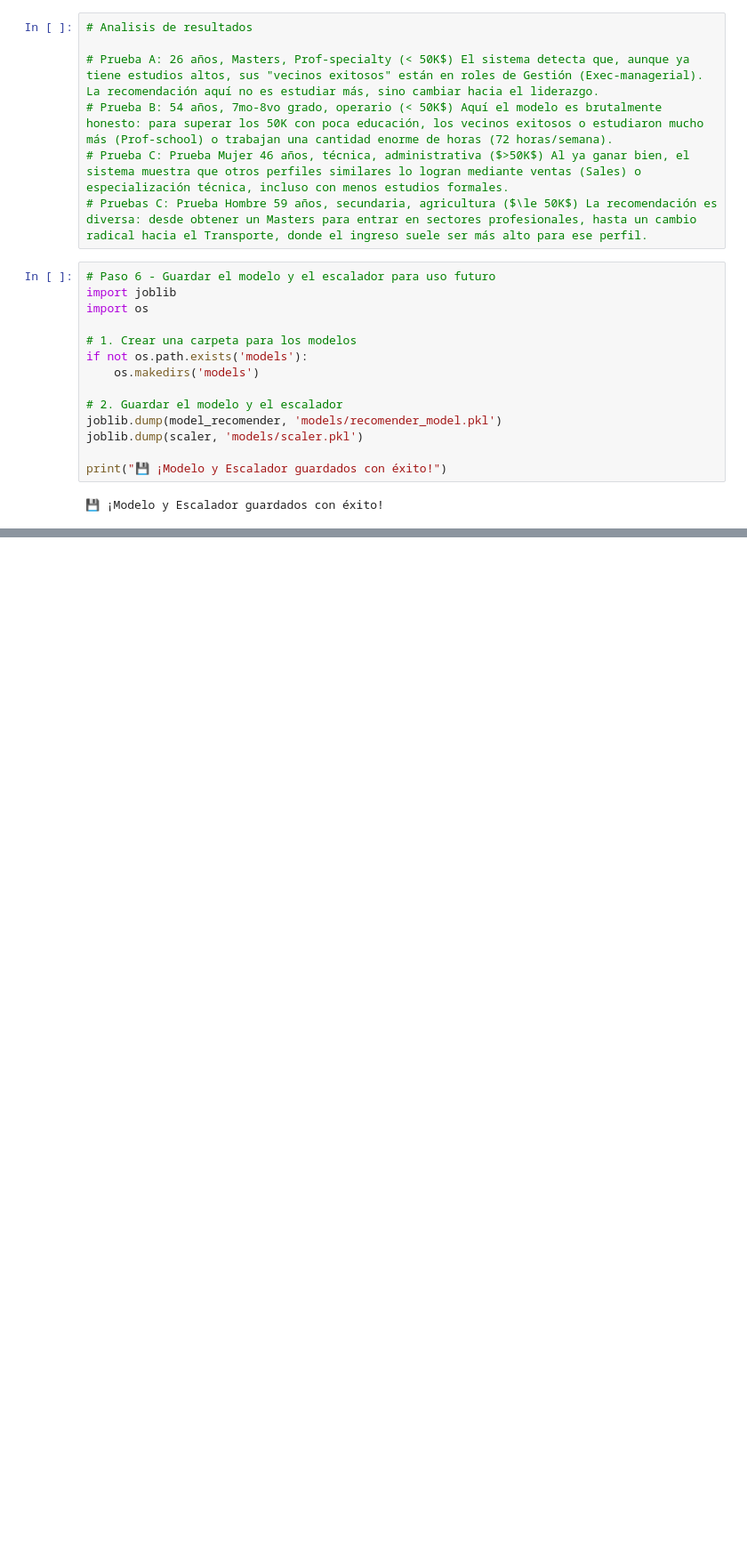
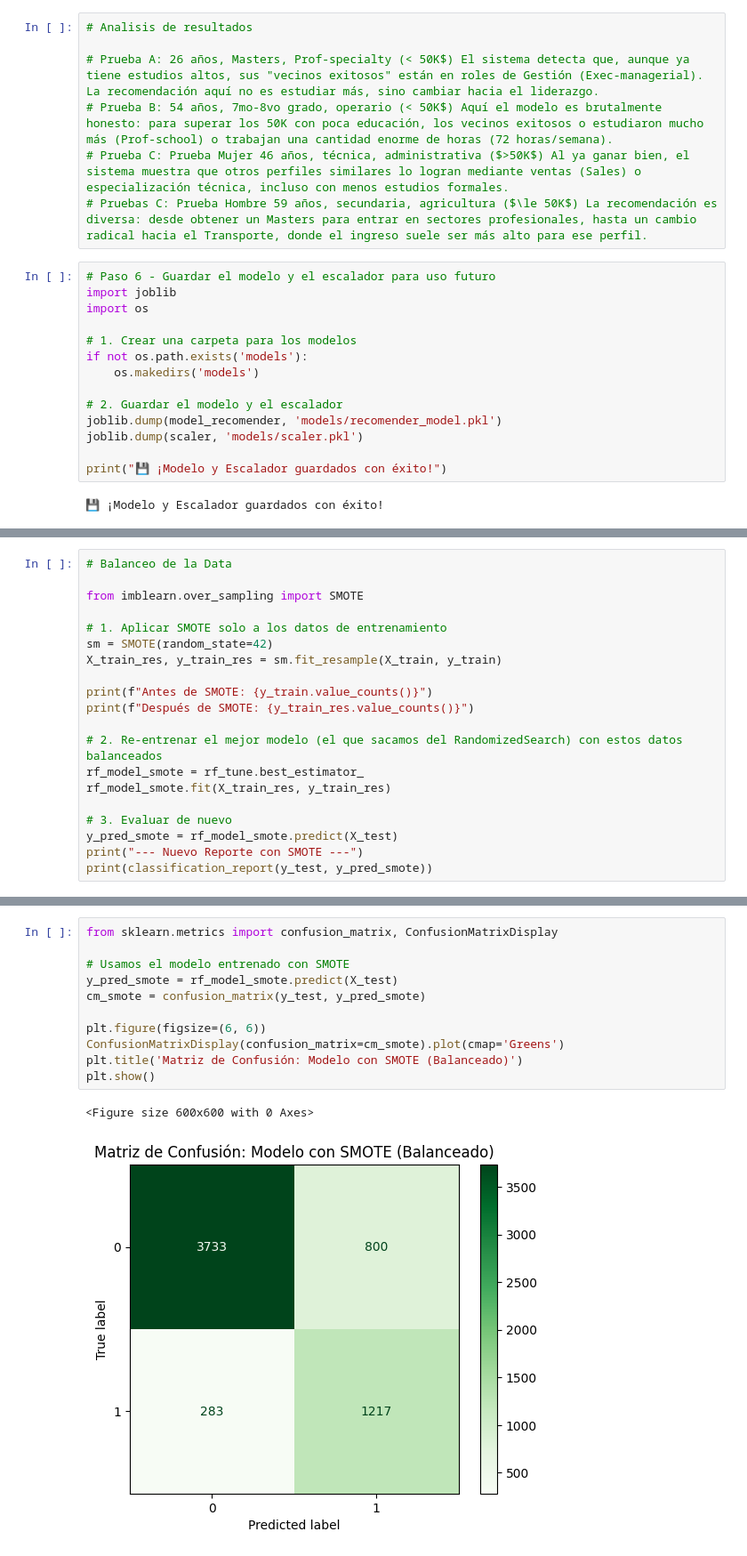
Before and after one commit to paolatorresr90-create/Sistemas-de-Recomendaci-n-, a Jupyter notebook: src/explore.ipynb, the cells around one changed output, grey strips where cells are left out. Shown at 89% size. Saved outputs shown, nothing was run; the diff lists cells and outputs as text; blank space fills up the shorter version.

```diff
--- a/src/explore.ipynb
+++ b/src/explore.ipynb
@@ -252,0 +393,20 @@ print("💾 ¡Modelo y Escalador guardados con éxito!")
+# %%
+# Balanceo de la Data
+
+from imblearn.over_sampling import SMOTE
+
+# 1. Aplicar SMOTE solo a los datos de entrenamiento
+sm = SMOTE(random_state=42)
+X_train_res, y_train_res = sm.fit_resample(X_train, y_train)
+
+print(f"Antes de SMOTE: {y_train.value_counts()}")
+print(f"Después de SMOTE: {y_train_res.value_counts()}")
+
+# 2. Re-entrenar el mejor modelo (el que sacamos del RandomizedSearch) con estos datos balanceados
+rf_model_smote = rf_tune.best_estimator_
+rf_model_smote.fit(X_train_res, y_train_res)
+
+# 3. Evaluar de nuevo
+y_pred_smote = rf_model_smote.predict(X_test)
+print("--- Nuevo Reporte con SMOTE ---")
+print(classification_report(y_test, y_pred_smote))
@@ -252,0 +431,14 @@ print("💾 ¡Modelo y Escalador guardados con éxito!")
+# %%
+from sklearn.metrics import confusion_matrix, ConfusionMatrixDisplay
+
+# Usamos el modelo entrenado con SMOTE
+y_pred_smote = rf_model_smote.predict(X_test)
+cm_smote = confusion_matrix(y_test, y_pred_smote)
+
+plt.figure(figsize=(6, 6))
+ConfusionMatrixDisplay(confusion_matrix=cm_smote).plot(cmap='Greens')
+plt.title('Matriz de Confusión: Modelo con SMOTE (Balanceado)')
+plt.show()
+# %% [output]
+<Figure size 600x600 with 0 Axes>
+[figure, added]
```
Also changed, not shown: parts of 13 cells of this notebook, 6 other files.
